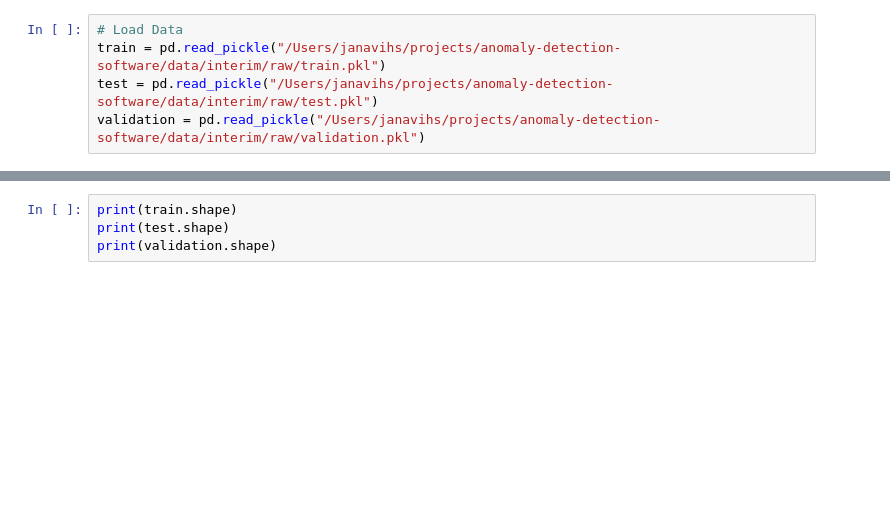
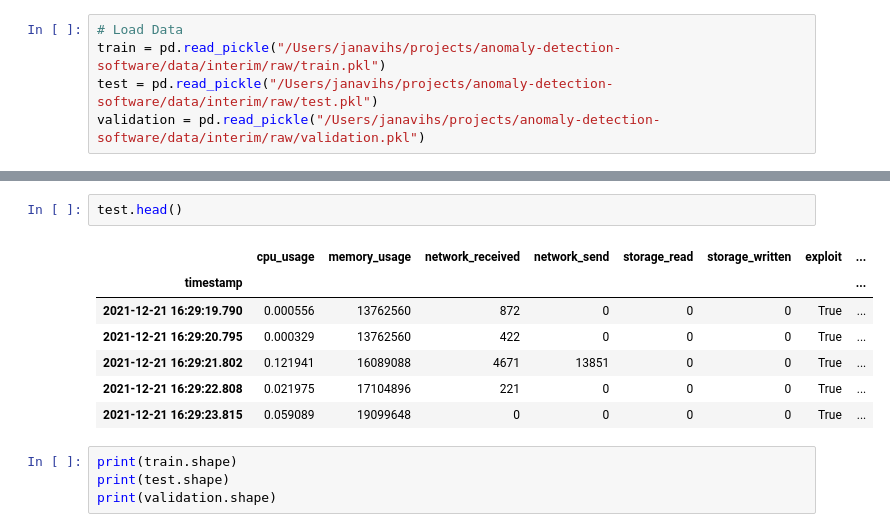
Before and after one commit to Janalytics94/anomaly-detection-software, a Jupyter notebook: src/model/project.ipynb, the cells around one changed output, grey strips where cells are left out. Cells and saved outputs as stored; diff of their text form; blank space fills up the shorter version.

```diff
--- a/src/model/project.ipynb
+++ b/src/model/project.ipynb
@@ -44,3 +59,13 @@ validation = pd.read_pickle("/Users/janavihs/projects/anomaly-detection-software
+# %%
+test.head()
+# %% [output]
+|  | cpu_usage | memory_usage | network_received | network_send | storage_read | storage_written | exploit | ... |
+| timestamp |  |  |  |  |  |  |  | ... |
+| 2021-12-21 16:29:19.790 | 0.000556 | 13762560 | 872 | 0 | 0 | 0 | True | ... |
+| 2021-12-21 16:29:20.795 | 0.000329 | 13762560 | 422 | 0 | 0 | 0 | True | ... |
+| 2021-12-21 16:29:21.802 | 0.121941 | 16089088 | 4671 | 13851 | 0 | 0 | True | ... |
+| 2021-12-21 16:29:22.808 | 0.021975 | 17104896 | 221 | 0 | 0 | 0 | True | ... |
+| 2021-12-21 16:29:23.815 | 0.059089 | 19099648 | 0 | 0 | 0 | 0 | True | ... |
 # %%
 print(train.shape)
 print(test.shape)
```
Also changed, not shown: parts of 3 cells of this notebook.
